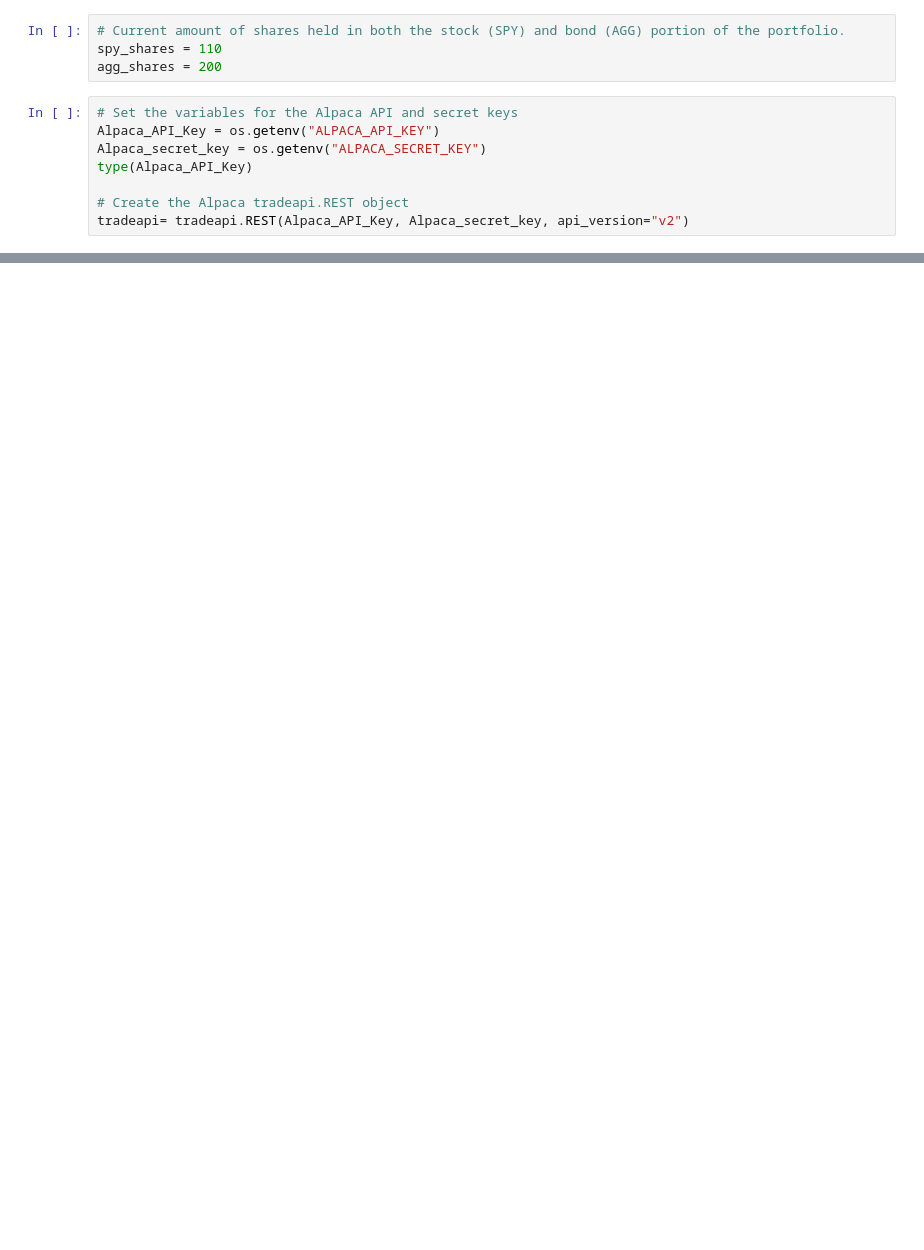
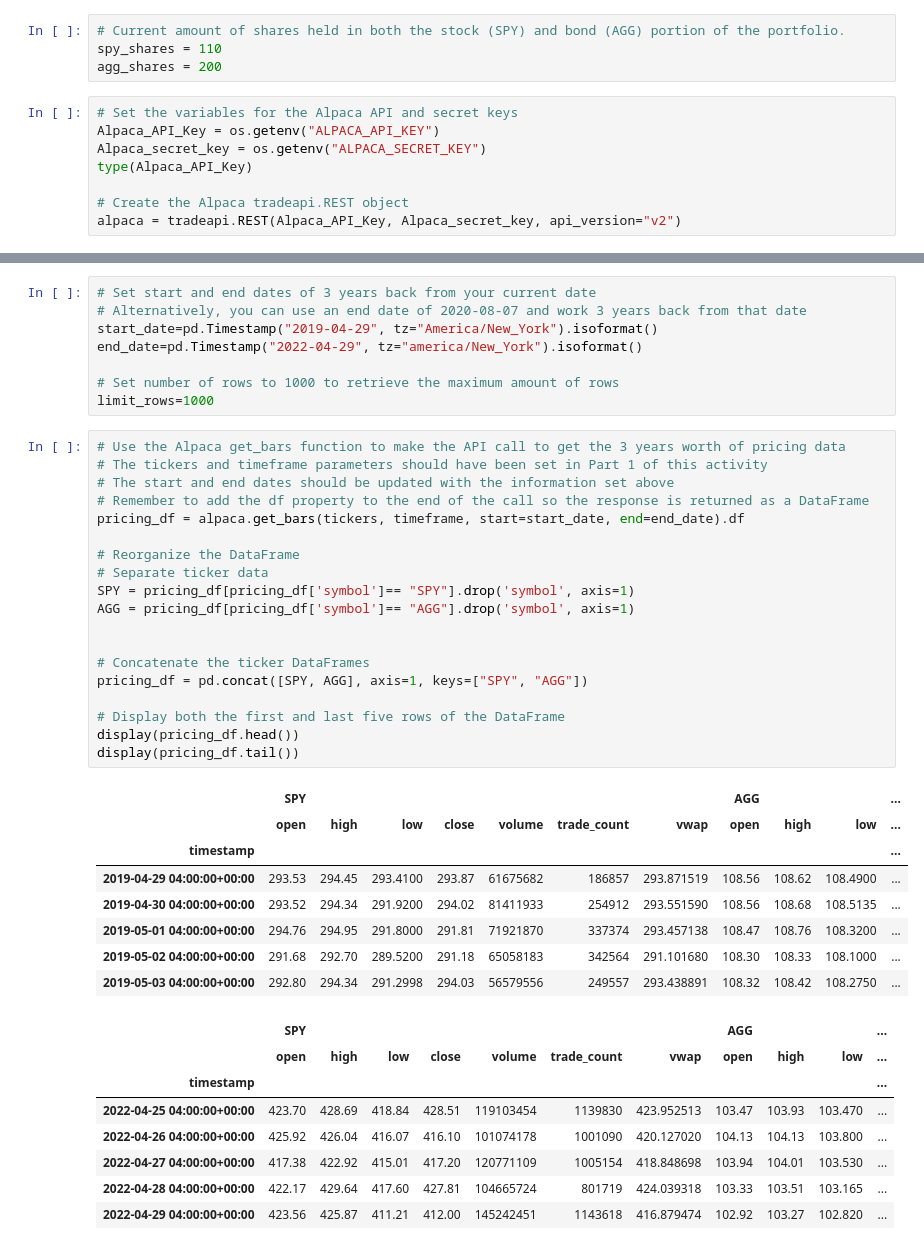
Before and after one commit to heitzo/Financial_Planners, a Jupyter notebook: Financial_planning_tools_.ipynb, the cells around one changed output, grey strips where cells are left out. Cells and saved outputs as stored; diff of their text form; blank space fills up the shorter version.

```diff
--- a/Financial_planning_tools_.ipynb
+++ b/Financial_planning_tools_.ipynb
@@ -121,7 +127,7 @@ Alpaca_secret_key = os.getenv("ALPACA_SECRET_KEY")
 type(Alpaca_API_Key)
 
 # Create the Alpaca tradeapi.REST object
-tradeapi= tradeapi.REST(Alpaca_API_Key, Alpaca_secret_key, api_version="v2")
+alpaca = tradeapi.REST(Alpaca_API_Key, Alpaca_secret_key, api_version="v2")
 # %%
 # Set the tickers for both the bond and stock portion of the portfolio
 tickers = ["SPY", "AGG"]
@@ -142,0 +268,44 @@ NameError: name 'prices_df' is not defined
+# %%
+# Set start and end dates of 3 years back from your current date
+# Alternatively, you can use an end date of 2020-08-07 and work 3 years back from that date
+start_date=pd.Timestamp("2019-04-29", tz="America/New_York").isoformat()
+end_date=pd.Timestamp("2022-04-29", tz="america/New_York").isoformat()
+
+# Set number of rows to 1000 to retrieve the maximum amount of rows
+limit_rows=1000
+# %%
+# Use the Alpaca get_bars function to make the API call to get the 3 years worth of pricing data
+# The tickers and timeframe parameters should have been set in Part 1 of this activity
+# The start and end dates should be updated with the information set above
+# Remember to add the df property to the end of the call so the response is returned as a DataFrame
+pricing_df = alpaca.get_bars(tickers, timeframe, start=start_date, end=end_date).df
+
+# Reorganize the DataFrame
+# Separate ticker data
+SPY = pricing_df[pricing_df['symbol']== "SPY"].drop('symbol', axis=1)
+AGG = pricing_df[pricing_df['symbol']== "AGG"].drop('symbol', axis=1)
+
+
+# Concatenate the ticker DataFrames
+pricing_df = pd.concat([SPY, AGG], axis=1, keys=["SPY", "AGG"])
+
+# Display both the first and last five rows of the DataFrame
+display(pricing_df.head())
+display(pricing_df.tail())
+# %% [output]
+|  | SPY |  |  |  |  |  |  | AGG |  |  | ... |
+|  | open | high | low | close | volume | trade_count | vwap | open | high | low | ... |
+| timestamp |  |  |  |  |  |  |  |  |  |  | ... |
+| 2019-04-29 04:00:00+00:00 | 293.53 | 294.45 | 293.4100 | 293.87 | 61675682 | 186857 | 293.871519 | 108.56 | 108.62 | 108.4900 | ... |
+| 2019-04-30 04:00:00+00:00 | 293.52 | 294.34 | 291.9200 | 294.02 | 81411933 | 254912 | 293.551590 | 108.56 | 108.68 | 108.5135 | ... |
+| 2019-05-01 04:00:00+00:00 | 294.76 | 294.95 | 291.8000 | 291.81 | 71921870 | 337374 | 293.457138 | 108.47 | 108.76 | 108.3200 | ... |
+| 2019-05-02 04:00:00+00:00 | 291.68 | 292.70 | 289.5200 | 291.18 | 65058183 | 342564 | 291.101680 | 108.30 | 108.33 | 108.1000 | ... |
+| 2019-05-03 04:00:00+00:00 | 292.80 | 294.34 | 291.2998 | 294.03 | 56579556 | 249557 | 293.438891 | 108.32 | 108.42 | 108.2750 | ... |
+|  | SPY |  |  |  |  |  |  | AGG |  |  | ... |
+|  | open | high | low | close | volume | trade_count | vwap | open | high | low | ... |
+| timestamp |  |  |  |  |  |  |  |  |  |  | ... |
+| 2022-04-25 04:00:00+00:00 | 423.70 | 428.69 | 418.84 | 428.51 | 119103454 | 1139830 | 423.952513 | 103.47 | 103.93 | 103.470 | ... |
+| 2022-04-26 04:00:00+00:00 | 425.92 | 426.04 | 416.07 | 416.10 | 101074178 | 1001090 | 420.127020 | 104.13 | 104.13 | 103.800 | ... |
+| 2022-04-27 04:00:00+00:00 | 417.38 | 422.92 | 415.01 | 417.20 | 120771109 | 1005154 | 418.848698 | 103.94 | 104.01 | 103.530 | ... |
+| 2022-04-28 04:00:00+00:00 | 422.17 | 429.64 | 417.60 | 427.81 | 104665724 | 801719 | 424.039318 | 103.33 | 103.51 | 103.165 | ... |
+| 2022-04-29 04:00:00+00:00 | 423.56 | 425.87 | 411.21 | 412.00 | 145242451 | 1143618 | 416.879474 | 102.92 | 103.27 | 102.820 | ... |
```
Also changed, not shown: parts of 24 cells of this notebook.
